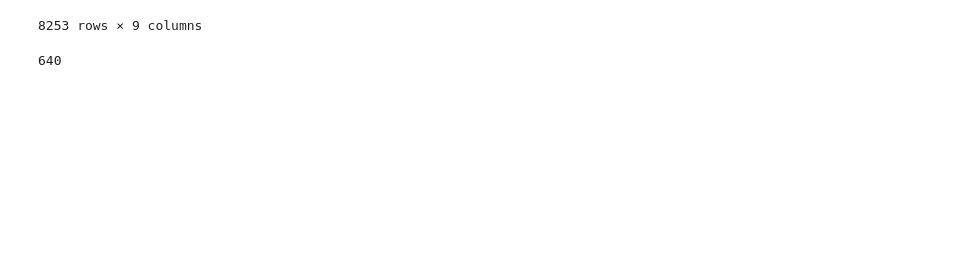
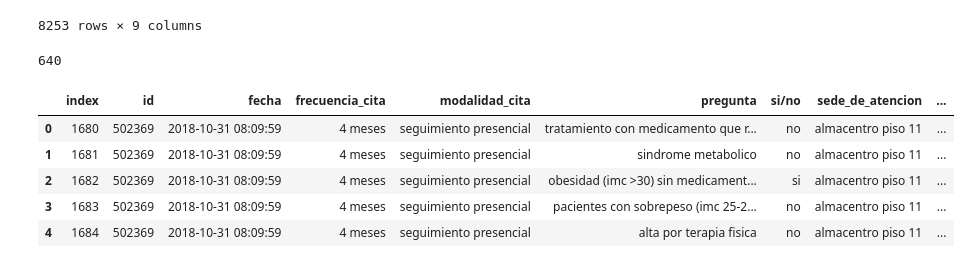
Before and after one commit to mavalderrama/helpharma, a Jupyter notebook: notebooks/clean_Terapia fisica.ipynb, the cells around one changed output. Drawn from its saved outputs; the diff is of its cells as text; code cells hidden in the pictures; blank space fills up the shorter version.

```diff
--- a/notebooks/clean_Terapia fisica.ipynb
+++ b/notebooks/clean_Terapia fisica.ipynb
@@ -239,3 +239,14 @@ df_tf_g1_clean
 df_tf_g1_clean['id'].nunique()
 # %% [output]
 640
+# %%
+import unicodedata
+def rem_accents(text):
+    return unicodedata.normalize('NFD', text)\
+           .encode('ascii', 'ignore')\
+           .decode("utf-8")
+# %%
+columns = df_tf_g1_clean.columns
+new_columns = {}
+for i in columns:
+    new_columns[i] = rem_accents(i).lower().replace(" ","_")
@@ -241,0 +256,10 @@ df_tf_g1_clean['id'].nunique()
+# %%
+df_tf_g1_clean.rename(columns=new_columns, inplace=True)
+df_tf_g1_clean.head()
+# %% [output]
+|  | index | id | fecha | frecuencia_cita | modalidad_cita | pregunta | si/no | sede_de_atencion | ... |
+| 0 | 1680 | 502369 | 2018-10-31 08:09:59 | 4 meses | seguimiento presencial | tratamiento con medicamento que r... | no | almacentro piso 11 | ... |
+| 1 | 1681 | 502369 | 2018-10-31 08:09:59 | 4 meses | seguimiento presencial | sindrome metabolico | no | almacentro piso 11 | ... |
+| 2 | 1682 | 502369 | 2018-10-31 08:09:59 | 4 meses | seguimiento presencial | obesidad (imc >30) sin medicament... | si | almacentro piso 11 | ... |
+| 3 | 1683 | 502369 | 2018-10-31 08:09:59 | 4 meses | seguimiento presencial | pacientes con sobrepeso (imc 25-2... | no | almacentro piso 11 | ... |
+| 4 | 1684 | 502369 | 2018-10-31 08:09:59 | 4 meses | seguimiento presencial | alta por terapia fisica | no | almacentro piso 11 | ... |
```
Also changed, not shown: parts of 5 cells of this notebook, 6 other files.
